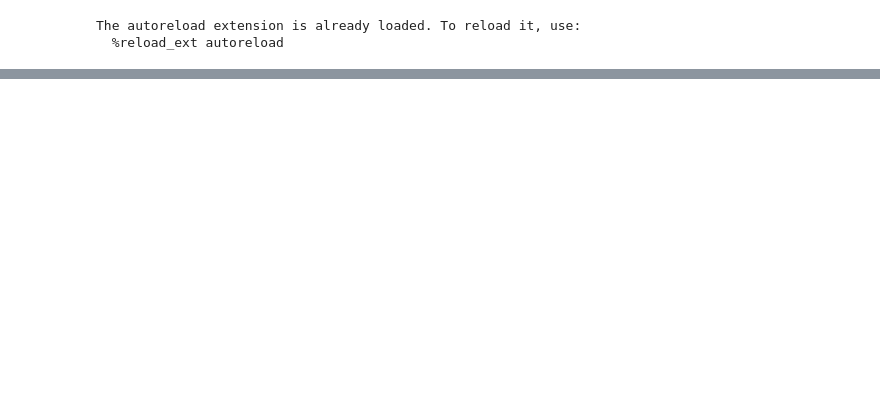
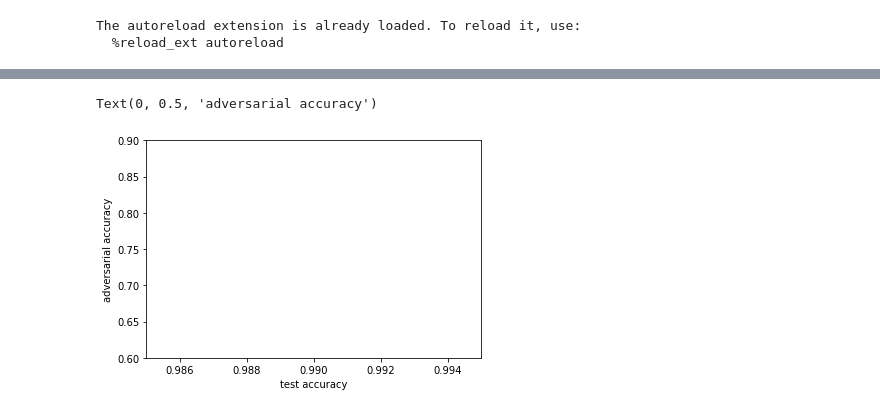
Before and after one commit to bchasnov/learning-in-games, a Jupyter notebook: demo.ipynb, the cells around one changed output, grey strips where cells are left out. Drawn from its saved outputs; the diff is of its cells as text; code cells hidden in the pictures; blank space fills up the shorter version.

```diff
--- a/demo.ipynb
+++ b/demo.ipynb
@@ -82,0 +108,9 @@ torch.autograd
+# %%
+plt.plot(ddf['test_accuracy'], ddf['adv_accuracy'],'o')
+plt.xlim([0.985,.995])
+plt.ylim([.6,.9])
+plt.xlabel('test accuracy')
+plt.ylabel('adversarial accuracy')
+# %% [output]
+Text(0, 0.5, 'adversarial accuracy')
+[figure, added]
```
Also changed, not shown: parts of 20 cells of this notebook, 4 other files.
